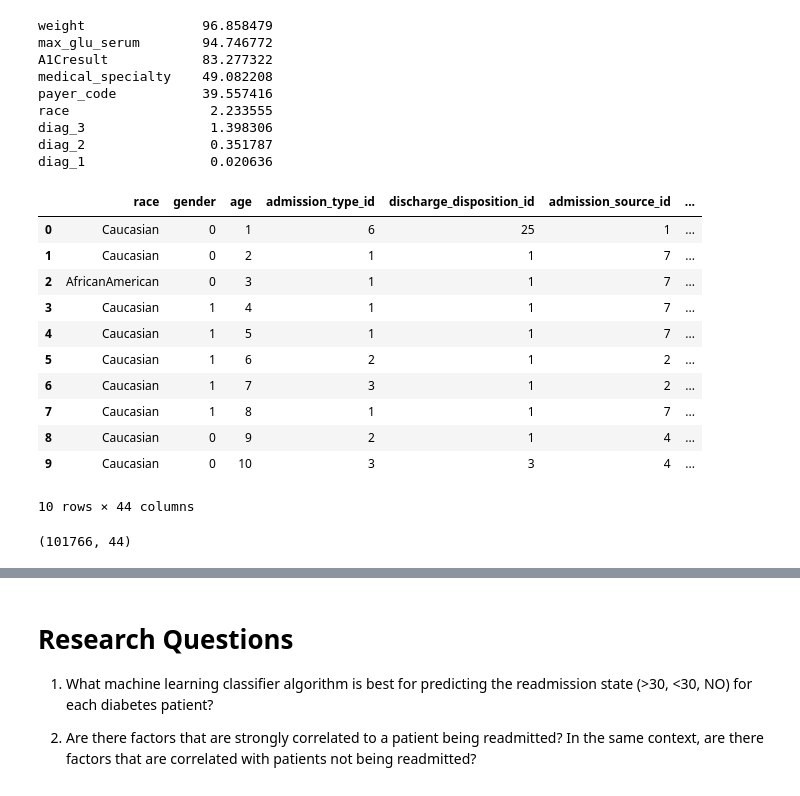
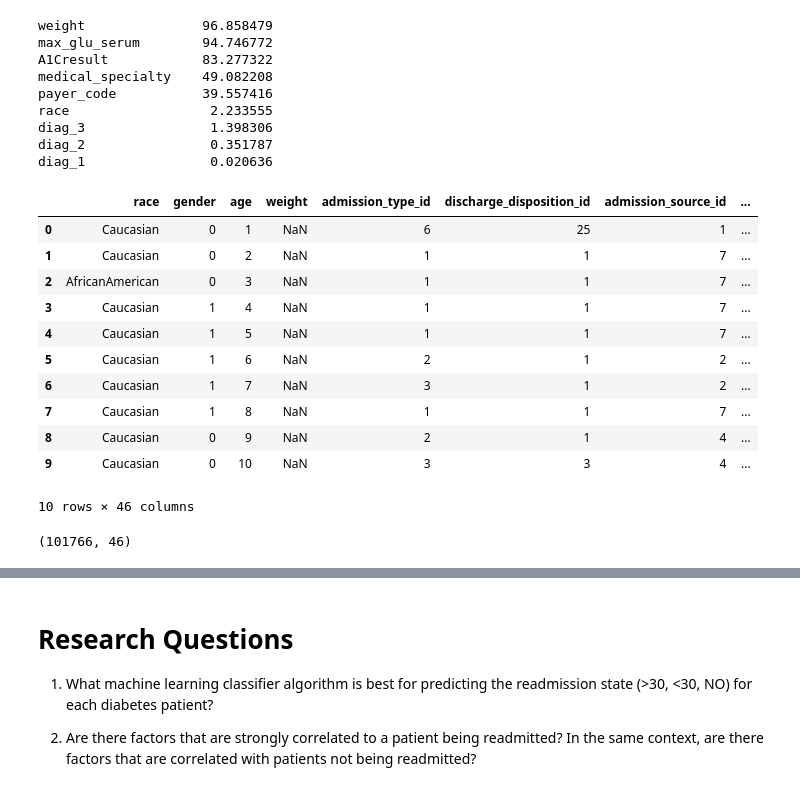
Before and after one commit to benly03/Hospital_readmission, a Jupyter notebook: Hospital_Readmission.ipynb, the cells around one changed output, grey strips where cells are left out. Cells and saved outputs as stored; diff of their text form; code cells hidden in the pictures.

```diff
--- a/Hospital_Readmission.ipynb
+++ b/Hospital_Readmission.ipynb
@@ -76,0 +62,3 @@ X.head(10)
+# %%
+full_data = pd.concat([X, y], axis=1)
+full_data.head(10)
@@ -217,7 +199,7 @@ diag_3                1.398306
 diag_2                0.351787
 diag_1                0.020636
 # %%
-X['gender'] = (X['gender'] == 'Male').astype(int)
+full_data['gender'] = (full_data['gender'] == 'Male').astype(int)
 
 age_mapping = {
     '[0-10)': 1,
@@ -232,26 +214,39 @@ age_mapping = {
     '[90-100)': 10
 }
 
-X['age'] = X['age'].map(age_mapping)
+weight_mapping = {
+    '[0-25)': 1,
+    '[25-50)': 2,
+    '[50-75)': 3,
+    '[75-100)': 4,
+    '[100-125)': 5,
+    '[125-150)': 6,
+    '[150-175)': 7,
+    '[175-200)': 8,
+    '>200': 9
+}
+
+full_data['age'] = full_data['age'].map(age_mapping)
+full_data['weight'] = full_data['weight'].map(weight_mapping)
 # %%
-#remove weight, max_glu_serum, A1Cresult, medical_specialty and payer code
+#remove weight, medical_specialty and payer code
 #because of the large amount of missing values
-copyX_df = X.drop(columns=['weight', 'medical_specialty', 'payer_code'])
-copyX_df.head(10)
+copy_df = full_data.drop(columns=['medical_specialty', 'payer_code'])
+copy_df.head(10)
 # %% [output]
-|  | race | gender | age | admission_type_id | discharge_disposition_id | admission_source_id | ... |
-| 0 | Caucasian | 0 | 1 | 6 | 25 | 1 | ... |
-| 1 | Caucasian | 0 | 2 | 1 | 1 | 7 | ... |
-| 2 | AfricanAmerican | 0 | 3 | 1 | 1 | 7 | ... |
-| 3 | Caucasian | 1 | 4 | 1 | 1 | 7 | ... |
-| 4 | Caucasian | 1 | 5 | 1 | 1 | 7 | ... |
-| 5 | Caucasian | 1 | 6 | 2 | 1 | 2 | ... |
-| 6 | Caucasian | 1 | 7 | 3 | 1 | 2 | ... |
-| 7 | Caucasian | 1 | 8 | 1 | 1 | 7 | ... |
-| 8 | Caucasian | 0 | 9 | 2 | 1 | 4 | ... |
-| 9 | Caucasian | 0 | 10 | 3 | 3 | 4 | ... |
+|  | race | gender | age | weight | admission_type_id | discharge_disposition_id | admission_source_id | ... |
+| 0 | Caucasian | 0 | 1 | NaN | 6 | 25 | 1 | ... |
+| 1 | Caucasian | 0 | 2 | NaN | 1 | 1 | 7 | ... |
+| 2 | AfricanAmerican | 0 | 3 | NaN | 1 | 1 | 7 | ... |
+| 3 | Caucasian | 1 | 4 | NaN | 1 | 1 | 7 | ... |
+| 4 | Caucasian | 1 | 5 | NaN | 1 | 1 | 7 | ... |
+| 5 | Caucasian | 1 | 6 | NaN | 2 | 1 | 2 | ... |
+| 6 | Caucasian | 1 | 7 | NaN | 3 | 1 | 2 | ... |
+| 7 | Caucasian | 1 | 8 | NaN | 1 | 1 | 7 | ... |
+| 8 | Caucasian | 0 | 9 | NaN | 2 | 1 | 4 | ... |
+| 9 | Caucasian | 0 | 10 | NaN | 3 | 3 | 4 | ... |
-10 rows × 44 columns
+10 rows × 46 columns
 # %%
-copyX_df.shape
+copy_df.shape
 # %% [output]
-(101766, 44)
+(101766, 46)
```
Also changed, not shown: parts of 31 cells of this notebook, 1 other file.
